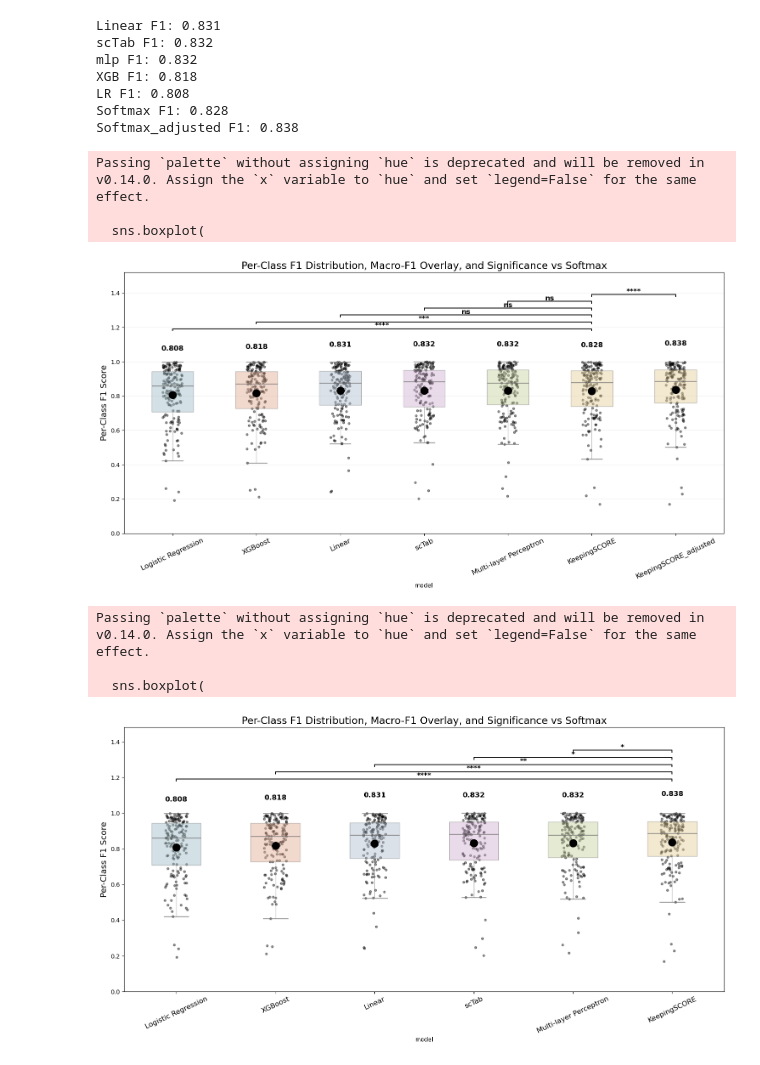
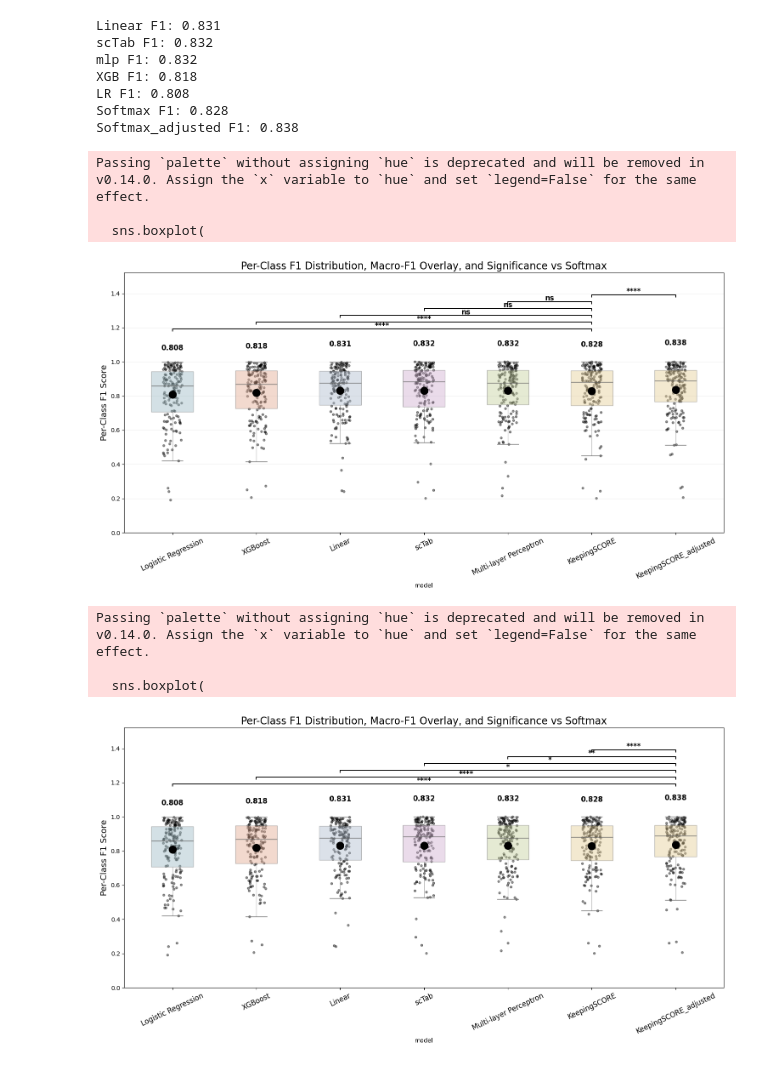
Before and after one commit to JaeKwonJung/KeepingScore, a Jupyter notebook: celltype/benchmark/benchmark_plot.ipynb, the cells around one changed output. Drawn from its saved outputs; the diff is of its cells as text; code cells hidden in the pictures.

Commit message:
Update KeepingScore

```diff
--- a/celltype/benchmark/benchmark_plot.ipynb
+++ b/celltype/benchmark/benchmark_plot.ipynb
@@ -30,7 +33,7 @@ device
 # %% [output]
 'cuda'
 # %%
-EMB_PATH = '../embedding'
+EMB_PATH = '../embeddings'
 DATA_PATH = "../scTab_files/merlin_cxg_2023_05_15_sf-log1p"
 # %% [markdown]
 ## Setting mean embedding for test
@@ -332,7 +336,7 @@ y_pred_lr = lr_clf.predict(z0_obs_all_np)
 # %% [markdown]
 ### XGBoost
 # %%
-xgb_CKPT_PATH = './checkpoints/xgb/run1/xgb_embedding_model.json'
+xgb_CKPT_PATH = './checkpoints/xgboost/run_1/xgb_embedding_model.json'
 # %%
 xgb_clf = xgb.XGBClassifier()
 xgb_clf.load_model(xgb_CKPT_PATH)
@@ -554,7 +558,7 @@ f1_soft_pc_adj = f1_score(y_true, y_pred_softmax_adjusted, average=None)
 import pandas as pd
 import numpy as np
 
-models = ["LR", "XGB", "Linear", "scTab", "MLP", "Softmax" "Softmax_adj"]
+models = ["LR", "XGB", "Linear", "scTab", "MLP", "Softmax", "Softmax_adj"]
 
 all_scores = [
     f1_lr_pc, f1_xgb_pc, f1_lin_pc, f1_tab_pc,
@@ -713,7 +717,7 @@ plt.show()
 Passing `palette` without assigning `hue` is deprecated and will be removed in v0.14.0. Assign the `x` variable to `hue` and set `legend=False` for the same effect.
 
   sns.boxplot(
-[figure, old version]
+[figure, new version]
 # %%
 import numpy as np
 import pandas as pd
@@ -846,33 +850,32 @@ for i, m in enumerate(models):
         (x1 + x2) / 2, cur_y + 0.018,
         annot,
         ha='center', fontsize=12, fontweight='bold'
     )
 
     cur_y += step
 
 
 # --------------------------------------------------------------------------
 # FINAL FORMATTING
 # --------------------------------------------------------------------------
 model_names = [
-    "Logistic Regression", "XGBoost", "Linear", "scTab", "Multi-layer Perceptron", "KeepingSCORE",
-    # "KeepingSCORE_adjusted"
+    "Logistic Regression", "XGBoost", "Linear", "scTab", "Multi-layer Perceptron", "KeepingSCORE", "KeepingSCORE_adjusted"
 ]
 
 plt.xticks(range(len(models)), model_names, rotation=25, fontsize=12)
 plt.ylabel("Per-Class F1 Score", fontsize=14)
 plt.title("Per-Class F1 Distribution, Macro-F1 Overlay, and Significance vs Softmax", fontsize=17)
 
 plt.ylim(0, cur_y + 0.1)
 # plt.grid(axis='y', alpha=0.22)
 
 plt.tight_layout()
 plt.savefig("celltype_F1.png", dpi=150)
 plt.savefig("celltype_F1.svg", dpi=150)
 
 plt.show()
 # %% [output]
 Passing `palette` without assigning `hue` is deprecated and will be removed in v0.14.0. Assign the `x` variable to `hue` and set `legend=False` for the same effect.
 
   sns.boxplot(
-[figure, old version]
+[figure, new version]
```
Also changed, not shown: parts of 9 cells of this notebook, 3 other files.
